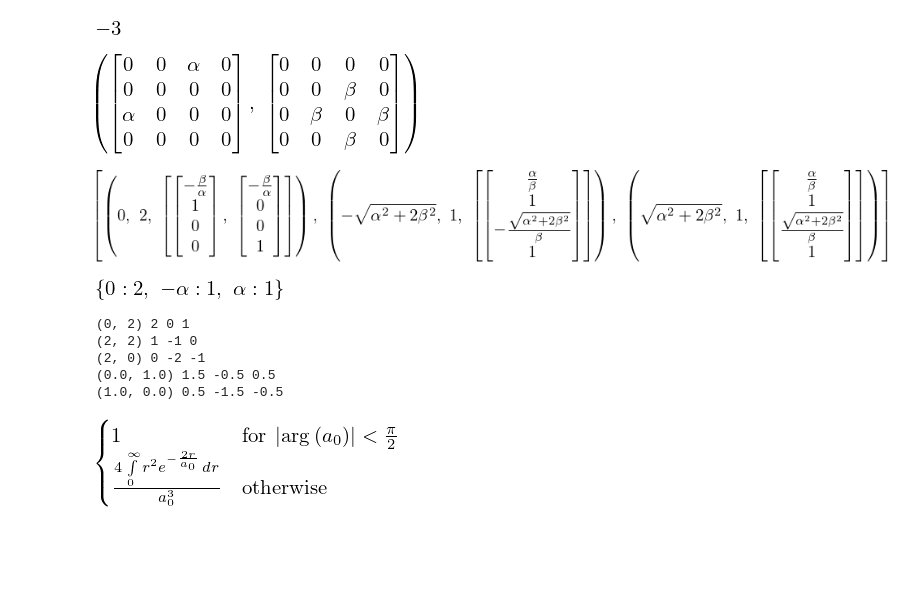
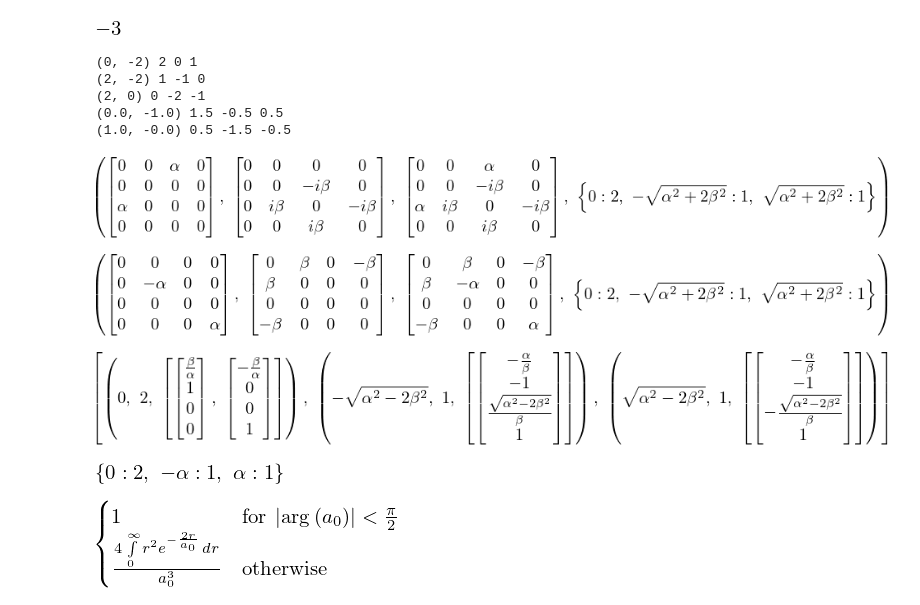
Before and after one commit to ClarkGuilty/2019, a Jupyter notebook: Codigo/Tarea6MCA.ipynb, the cells around one changed output. Cells and saved outputs as stored; diff of their text form; code cells hidden in the pictures; blank space fills up the shorter version.

```diff
--- a/Codigo/Tarea6MCA.ipynb
+++ b/Codigo/Tarea6MCA.ipynb
@@ -92,39 +92,45 @@ expre
 integrate(expre*r*cos(theta), (r,0,oo), (phi,0,2 * pi), (theta,0,pi), )
 # %% [output]
 [figure]
+# %%
+def hb(m,l = 1):
+    return l*(l+1)-m*(m+1), -(l*(l+1)-m*(m-1))
+
+for m in [1,0,-1]:
+    print(hb(m), m+1,m-1, m)
+
+for m in [1/2,-1/2]:
+    print(hb(m,l=1/2), m+1,m-1, m)
+# %% [output]
+(0, -2) 2 0 1
+(2, -2) 1 -1 0
+(2, 0) 0 -2 -1
+(0.0, -1.0) 1.5 -0.5 0.5
+(1.0, -0.0) 0.5 -1.5 -0.5
 # %%
 alpha = Symbol('\\alpha', real=True)
 beta,gamma,eta, delta = symbols('\\beta \\gamma \\eta \\delta', real=True)
 alpha
 HE = Matrix([[0,0,1,0],[0,0,0,0],[1,0,0,0],[0,0,0,0]])*alpha
-HE2 = Matrix([[0,0,0,0],[0,0,1,0],[0,1,0,1],[0,0,1,0]])*beta
-HE,HE2
+HE2 = Matrix([[0,0,0,0],[0,0,-1,0],[0,1,0,-1],[0,0,1,0]])*beta*I
+HE,HE2,HE+HE2, (HE+HE2).eigenvals()
 # %% [output]
-[figure, old version]
+[figure, new version]
+# %%
+t2 = Matrix([[0,0,0,0],[0,-1,0,0], [0,0,0,0],[0,0,0,1]])*alpha
+t3 = Matrix([[0,1,0,-1],[1,0,0,0],[0,0,0,0],[-1,0,0,0]])*beta
+t2, t3, (t2+t3),(t2+t3).eigenvals()
+# %% [output]
+[figure, added]
 # %%
 Hprima = HE+HE2
 Hprima.eigenvects()
 # %% [output]
-[figure, old version]
+[figure, new version]
 # %%
 HE.eigenvals()
 # %% [output]
 [figure]
-# %%
-def hb(m,l = 1):
-    return l*(l+1)-m*(m+1), l*(l+1)-m*(m-1)
-
-for m in [1,0,-1]:
-    print(hb(m), m+1,m-1, m)
-
-for m in [1/2,-1/2]:
-    print(hb(m,l=1/2), m+1,m-1, m)
-# %% [output]
-(0, 2) 2 0 1
-(2, 2) 1 -1 0
-(2, 0) 0 -2 -1
-(0.0, 1.0) 1.5 -0.5 0.5
-(1.0, 0.0) 0.5 -1.5 -0.5
 # %%
 #Punto 2
 # %%
```
